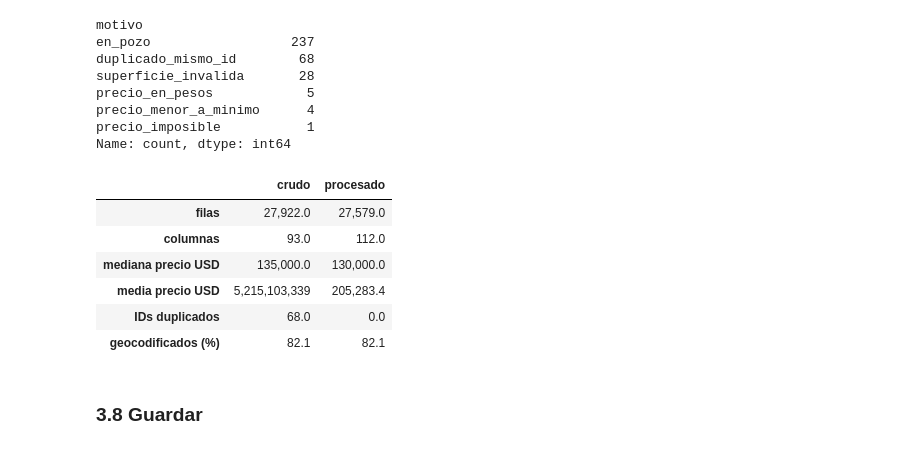
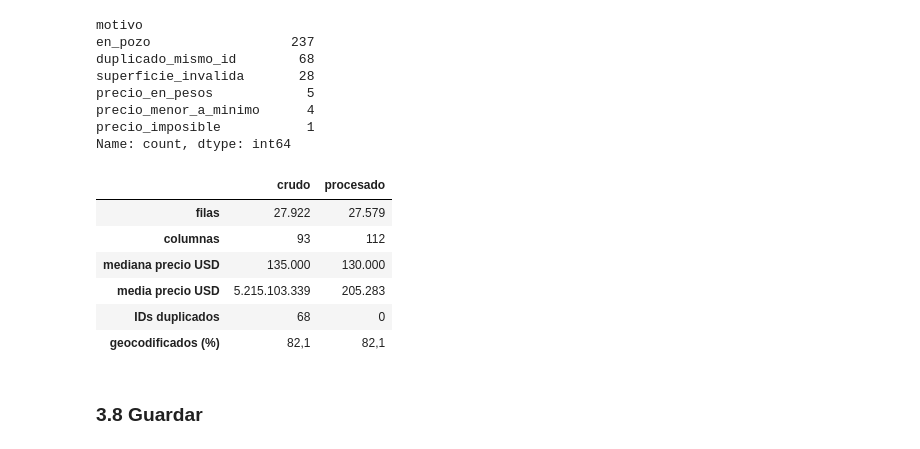
Before and after one commit to gbuhler-itba/TP-Analitica-Descriptiva, a Jupyter notebook: notebooks/01_calidad_y_limpieza.ipynb, the cells around one changed output. Cells and saved outputs as stored; diff of their text form; code cells hidden in the pictures.

```diff
--- a/notebooks/01_calidad_y_limpieza.ipynb
+++ b/notebooks/01_calidad_y_limpieza.ipynb
@@ -639,7 +642,9 @@ plt.show()
 >
 > Un único corte para toda CABA fallaría en los dos sentidos: no detectaría casos como ese y marcaría como atípicos a departamentos comunes de las zonas caras. Por eso el criterio IQR se aplica dentro de cada sub-zona, que es además la unidad de comparación del proyecto. Casi todos los atípicos detectados (96%) están por encima del precio típico de su sub-zona. Los que están por debajo son muy pocos, y son justamente los que más le interesan al fondo, como señal para investigar.
 # %%
-df_limpio["incoherencia_dormitorios"] = df_limpio["dormitorios"] >= df_limpio["ambientes"]
+# 1 ambiente con 1 dormitorio es la convención de la plataforma para un monoambiente (sección 2.5): no se marca
+es_monoambiente = (df_limpio["ambientes"] == 1) & (df_limpio["dormitorios"] == 1)
+df_limpio["incoherencia_dormitorios"] = (df_limpio["dormitorios"] >= df_limpio["ambientes"]) & ~es_monoambiente
 df_limpio["incoherencia_piso"] = df_limpio["numero_de_piso_de_la_unidad"] > df_limpio["cantidad_de_pisos"]
 df_limpio[["incoherencia_dormitorios", "incoherencia_piso"]].sum()
 # %% [output]
@@ -667,29 +672,34 @@ Name: count, dtype: int64
 # %%
 def resumen_dataset(d, col_precio):
     usd = d[d["moneda"] == "USD"]
     return pd.Series({
         "filas": len(d),
         "columnas": d.shape[1],
         "mediana precio USD": usd[col_precio].median(),
         "media precio USD": usd[col_precio].mean(),
         "IDs duplicados": limpieza.extraer_id_aviso(d["link"]).duplicated().sum(),
         "geocodificados (%)": 100 * (d["geo_status"] == "OK").mean(),
     })
 
 
 comparacion = pd.DataFrame({
     "crudo": resumen_dataset(df_crudo, "precio"),
     "procesado": resumen_dataset(df_limpio, "precio_usd"),
 })
-comparacion.apply(lambda col: col.map(lambda v: f"{v:,.1f}" if abs(v) < 1e6 else f"{v:,.0f}"))
+def formato(v, fila):
+    texto = f"{v:,.1f}" if fila == "geocodificados (%)" else f"{v:,.0f}"
+    return texto.replace(",", "X").replace(".", ",").replace("X", ".")
+
+
+comparacion.apply(lambda col: [formato(v, fila) for fila, v in col.items()])
 # %% [output]
 |  | crudo | procesado |
-| filas | 27,922.0 | 27,579.0 |
-| columnas | 93.0 | 112.0 |
-| mediana precio USD | 135,000.0 | 130,000.0 |
-| media precio USD | 5,215,103,339 | 205,283.4 |
-| IDs duplicados | 68.0 | 0.0 |
-| geocodificados (%) | 82.1 | 82.1 |
+| filas | 27.922 | 27.579 |
+| columnas | 93 | 112 |
+| mediana precio USD | 135.000 | 130.000 |
+| media precio USD | 5.215.103.339 | 205.283 |
+| IDs duplicados | 68 | 0 |
+| geocodificados (%) | 82,1 | 82,1 |
 # %% [markdown]
 ### 3.8 Guardar
 # %%
```
Also changed, not shown: parts of 11 cells of this notebook, 15 other files.
